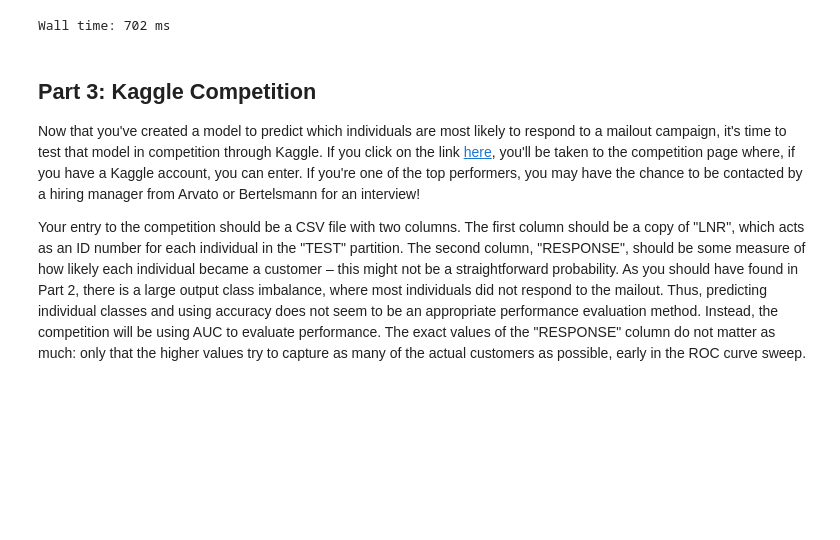
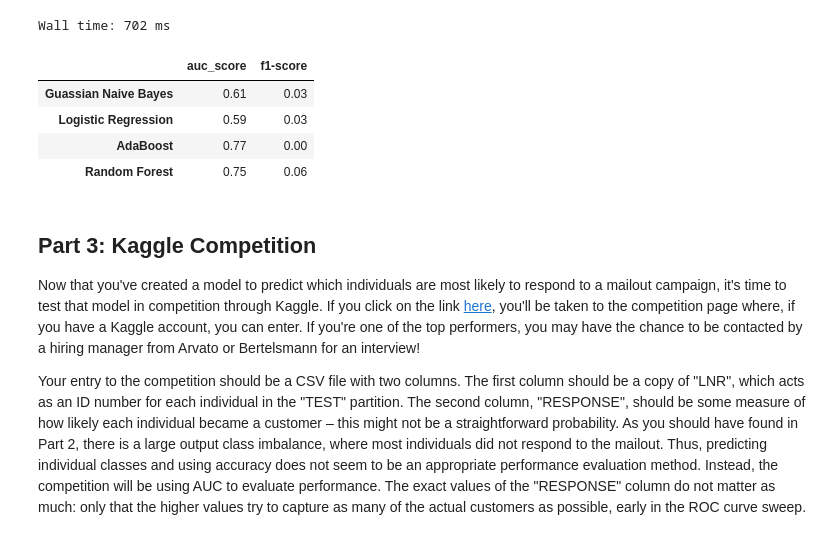
Before and after one commit to Prabhmit/Arvato_Financial_Services, a Jupyter notebook: Arvato Project Workbook.ipynb, the cells around one changed output. Cells and saved outputs as stored; diff of their text form; code cells hidden in the pictures; blank space fills up the shorter version.

```diff
--- a/Arvato Project Workbook.ipynb
+++ b/Arvato Project Workbook.ipynb
@@ -1794,6 +1819,21 @@ weighted avg       0.98      0.58      0.72     12889
 [figure]
 [figure]
 Wall time: 702 ms
+# %%
+#table for best scores achieved by each model
+scores ={'Guassian Naive Bayes': [0.61,0.03],
+        'Logistic Regression':[0.59,0.03],
+         'AdaBoost':[0.77,0],
+        'Random Forest':[0.75,0.06]
+        }
+
+pd.DataFrame.from_dict(scores, orient='index', columns=['auc_score','f1-score'])
+# %% [output]
+|  | auc_score | f1-score |
+| Guassian Naive Bayes | 0.61 | 0.03 |
+| Logistic Regression | 0.59 | 0.03 |
+| AdaBoost | 0.77 | 0.00 |
+| Random Forest | 0.75 | 0.06 |
 # %% [markdown]
 ## Part 3: Kaggle Competition
 
```
Also changed, not shown: parts of 3 cells of this notebook.
